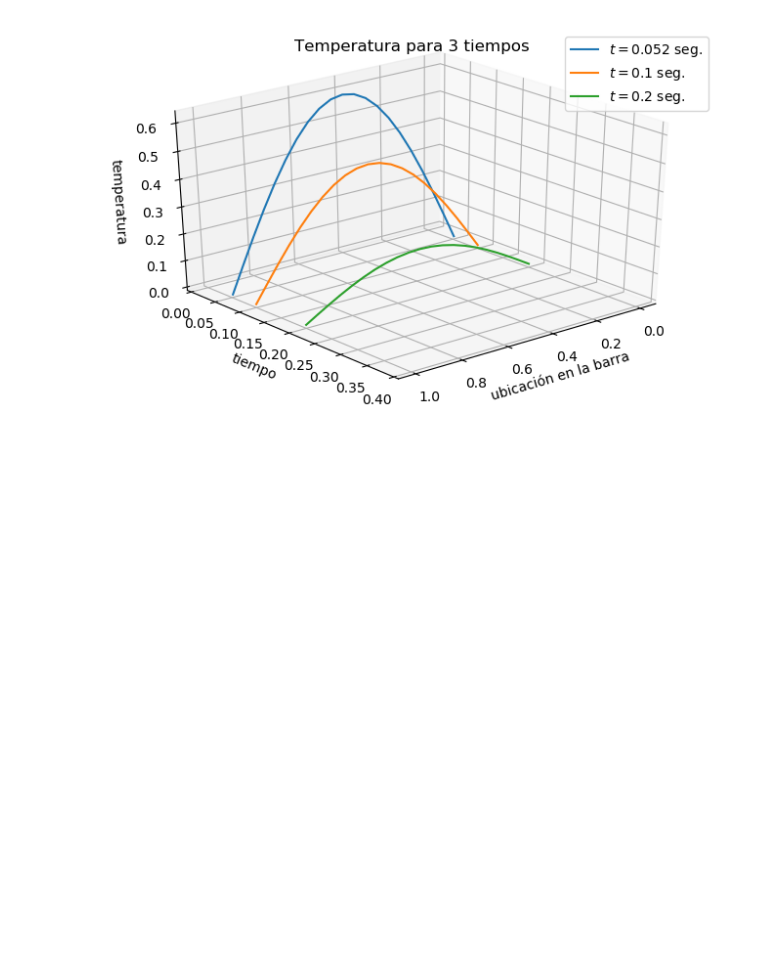
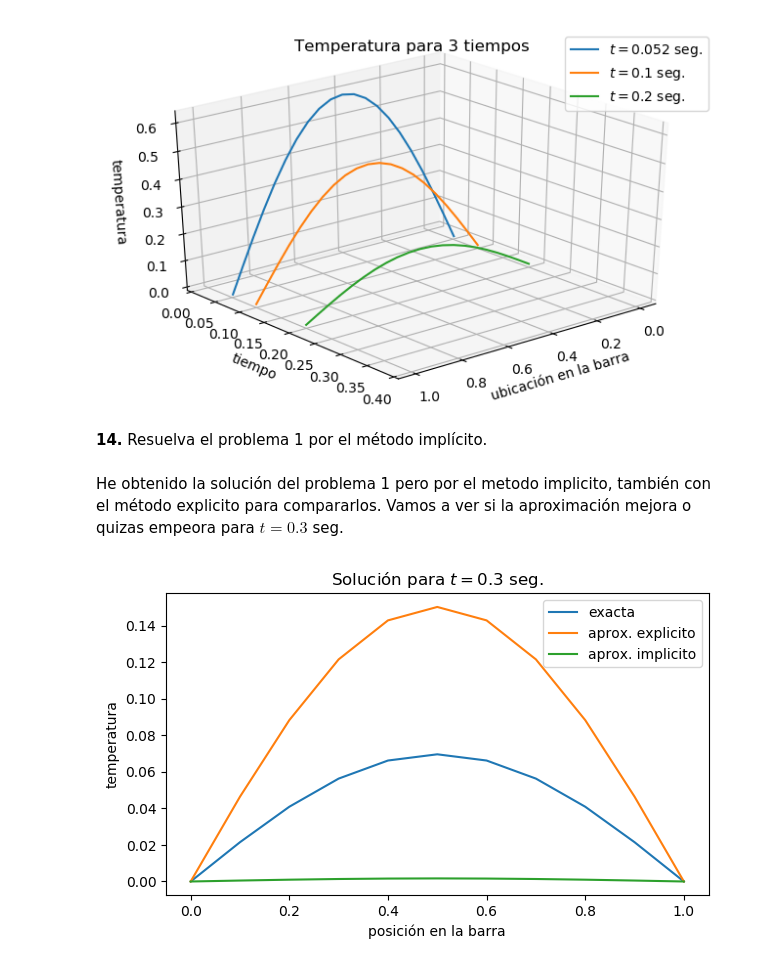
Before and after one commit to Coracaos/Metodos-Numericos-EDP, a Jupyter notebook: practica01.ipynb, the cells around one changed output. Drawn from its saved outputs; the diff is of its cells as text; code cells hidden in the pictures; blank space fills up the shorter version.

Commit message:
practica 01 cuplminada + problemas del burden pag. 736

```diff
--- a/practica01.ipynb
+++ b/practica01.ipynb
@@ -416,3 +416,32 @@ ax.set_title("Temperatura para 3 tiempos")
 plt.show()
 # %% [output]
 [figure]
+# %% [markdown]
+**14\.** Resuelva el problema 1 por el método implícito.
+# %%
+solutions_impl = mt.metodoImplicito(0.9, 1, 0.3, 0.1, 0.1, lambda x: np.sin(np.pi*x), lambda x: 0, lambda x: 0)
+solutions_expl = mt.metodoExplicito(0.9, 1, 0.3, 0.1, 0.1, lambda x: np.sin(np.pi*x), lambda x: 0, lambda x: 0)
+# %% [markdown]
+He obtenido la solución del problema 1 pero por el metodo implicito, también con el método explicito para compararlos. Vamos a ver si la aproximación mejora o quizas empeora para $t=0.3$ seg.
+# %%
+xs = np.linspace(0,1,11)
+t = 0.3
+
+#solución analítica
+sol = np.exp(-0.9*(np.pi**2)*t)*np.sin(np.pi*xs)
+
+fig = plt.figure(figsize=(7.0,4.0), dpi=100)
+ax = fig.add_subplot(111)
+
+ax.plot(xs, sol, label="exacta")
+ax.plot(xs, solutions_impl[-1], label="aprox. explicito")
+ax.plot(xs, solutions_expl[-1], label="aprox. implicito")
+
+ax.set_title("Solución para $t = 0.3$ seg.")
+ax.set_xlabel("posición en la barra")
+ax.set_ylabel("temperatura")
+ax.legend()
+
+plt.show()
+# %% [output]
+[figure, added]
```
Also changed, not shown: parts of 65 cells of this notebook, 2 other files.
